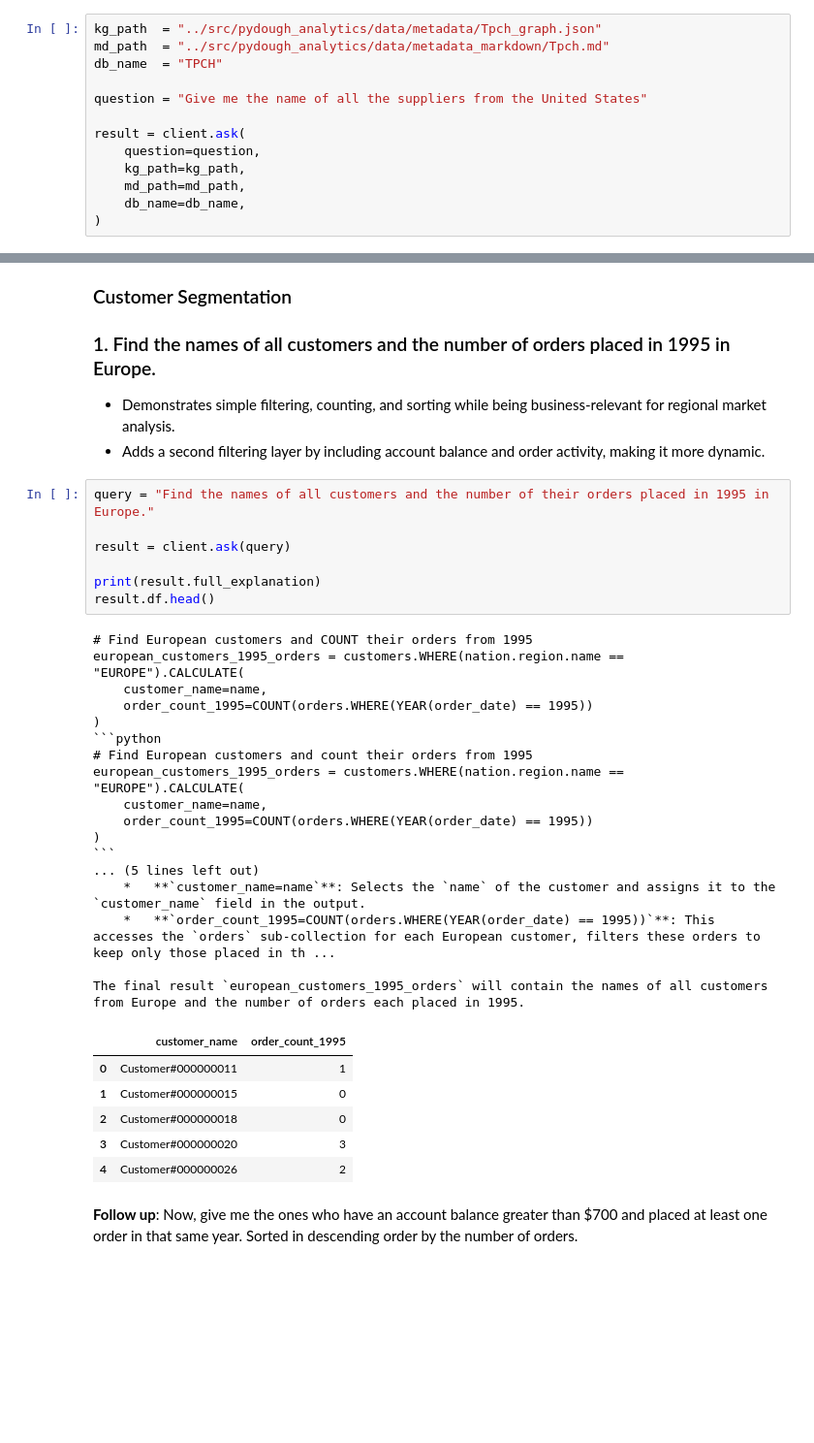
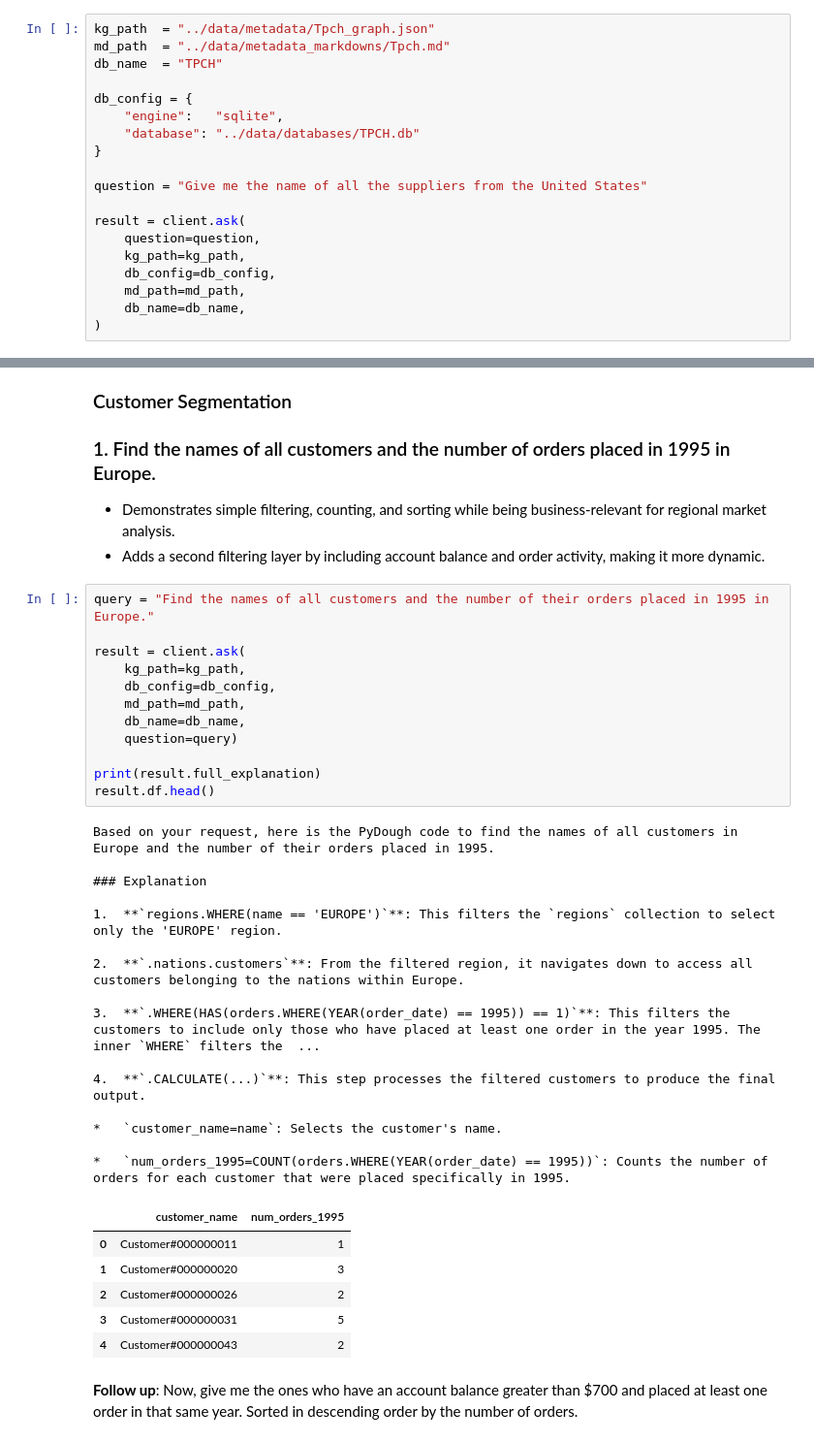
Before and after one commit to bodo-ai/pydough-ce, a Jupyter notebook: pydough-analytics/samples/llm_demo.ipynb, the cells around one changed output, grey strips where cells are left out. Shown at 97% size. Drawn from its saved outputs; the diff is of its cells as text; blank space fills up the shorter version.

````diff
--- a/pydough-analytics/samples/llm_demo.ipynb
+++ b/pydough-analytics/samples/llm_demo.ipynb
@@ -38,15 +38,21 @@ We get a `result` object with the next attributes:
 
 Ask method asks a simple query (no discourse mode)
 # %%
-kg_path  = "../src/pydough_analytics/data/metadata/Tpch_graph.json"
-md_path  = "../src/pydough_analytics/data/metadata_markdown/Tpch.md"
+kg_path  = "../data/metadata/Tpch_graph.json"
+md_path  = "../data/metadata_markdowns/Tpch.md"
 db_name  = "TPCH"
+
+db_config = {
+    "engine":   "sqlite",
+    "database": "../data/databases/TPCH.db"
+}
 
 question = "Give me the name of all the suppliers from the United States"
 
 result = client.ask(
     question=question,
     kg_path=kg_path,
+    db_config=db_config,
     md_path=md_path,
     db_name=db_name,
 )
@@ -256,34 +255,37 @@ Let's now look at a few more test cases and see how PyDough and PyDough LLM does
 # %%
 query = "Find the names of all customers and the number of their orders placed in 1995 in Europe."
 
-result = client.ask(query)
+result = client.ask(
+    kg_path=kg_path,
+    db_config=db_config,
+    md_path=md_path,
+    db_name=db_name,
+    question=query)
 
 print(result.full_explanation)
 result.df.head()
 # %% [output]
-# Find European customers and COUNT their orders from 1995
-european_customers_1995_orders = customers.WHERE(nation.region.name == "EUROPE").CALCULATE(
-    customer_name=name,
-    order_count_1995=COUNT(orders.WHERE(YEAR(order_date) == 1995))
-)
-```python
-# Find European customers and count their orders from 1995
-european_customers_1995_orders = customers.WHERE(nation.region.name == "EUROPE").CALCULATE(
-    customer_name=name,
-    order_count_1995=COUNT(orders.WHERE(YEAR(order_date) == 1995))
-)
-```
-... (5 lines left out)
-    *   **`customer_name=name`**: Selects the `name` of the customer and assigns it to the `customer_name` field in the output.
-    *   **`order_count_1995=COUNT(orders.WHERE(YEAR(order_date) == 1995))`**: This accesses the `orders` sub-collection for each European customer, filters these orders to keep only those placed in th ...
+Based on your request, here is the PyDough code to find the names of all customers in Europe and the number of their orders placed in 1995.
 
-The final result `european_customers_1995_orders` will contain the names of all customers from Europe and the number of orders each placed in 1995.
+### Explanation
+
+1.  **`regions.WHERE(name == 'EUROPE')`**: This filters the `regions` collection to select only the 'EUROPE' region.
+
+2.  **`.nations.customers`**: From the filtered region, it navigates down to access all customers belonging to the nations within Europe.
+
+3.  **`.WHERE(HAS(orders.WHERE(YEAR(order_date) == 1995)) == 1)`**: This filters the customers to include only those who have placed at least one order in the year 1995. The inner `WHERE` filters the  ...
+
+4.  **`.CALCULATE(...)`**: This step processes the filtered customers to produce the final output.
+
+*   `customer_name=name`: Selects the customer's name.
+
+*   `num_orders_1995=COUNT(orders.WHERE(YEAR(order_date) == 1995))`: Counts the number of orders for each customer that were placed specifically in 1995.
-|  | customer_name | order_count_1995 |
+|  | customer_name | num_orders_1995 |
 | 0 | Customer#000000011 | 1 |
-| 1 | Customer#000000015 | 0 |
-| 2 | Customer#000000018 | 0 |
-| 3 | Customer#000000020 | 3 |
-| 4 | Customer#000000026 | 2 |
+| 1 | Customer#000000020 | 3 |
+| 2 | Customer#000000026 | 2 |
+| 3 | Customer#000000031 | 5 |
+| 4 | Customer#000000043 | 2 |
 # %% [markdown]
 **Follow up**: Now, give me the ones who have an account balance greater than $700 and placed at least one order in that same year. Sorted in descending order by the number of orders.
 # %%
````
Also changed, not shown: parts of 18 cells of this notebook, 1 other file.
